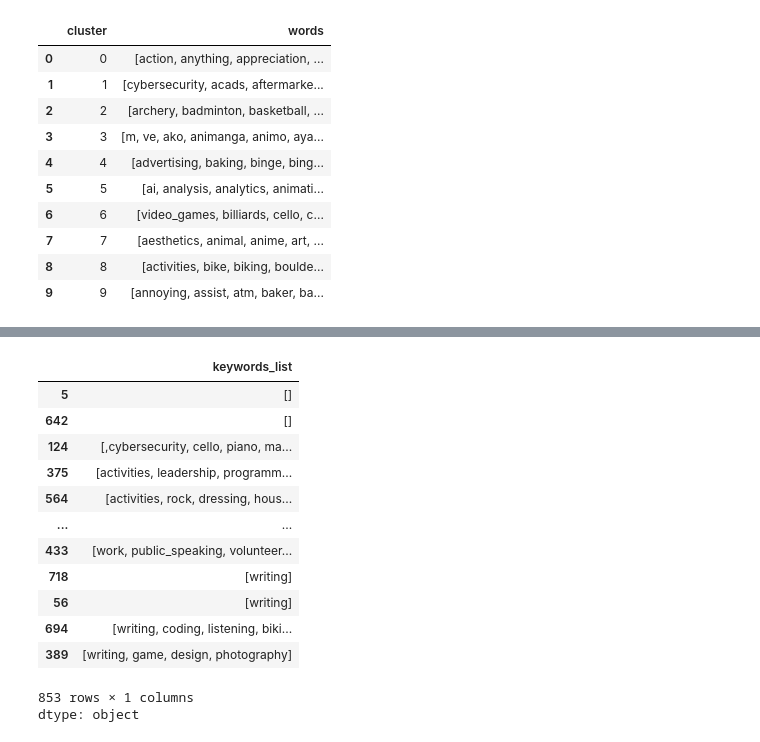
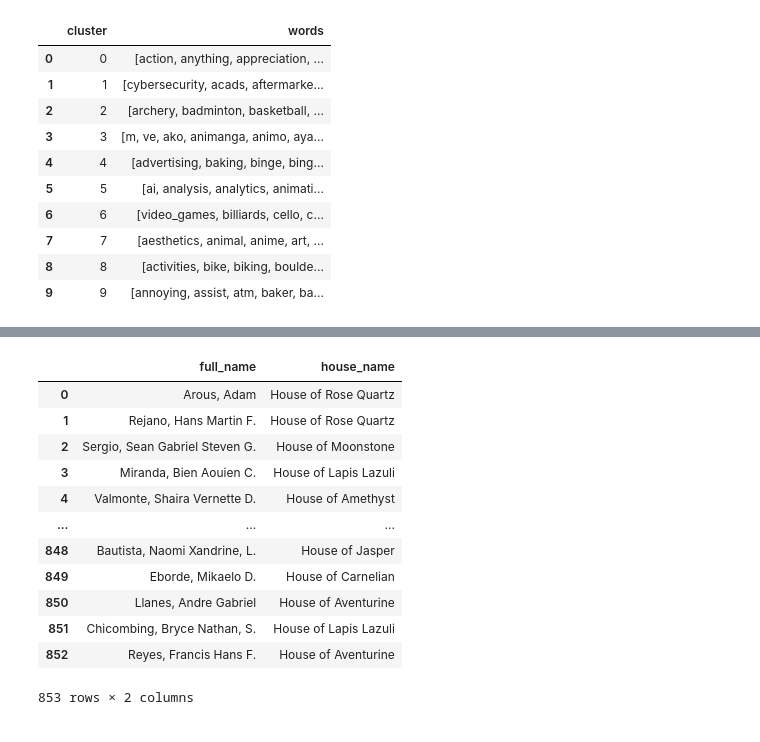
Before and after one commit to mbchavez27/members-house-clustering, a Jupyter notebook: main.ipynb, the cells around one changed output, grey strips where cells are left out. Saved outputs shown, nothing was run; the diff lists cells and outputs as text; code cells hidden in the pictures.

Commit message:
feature: assign people to house_name

```diff
--- a/main.ipynb
+++ b/main.ipynb
@@ -412,0 +410,32 @@ dtype: int64
+# %%
+# Merge using House ID instead of Color Category
+lscs_with_house = lscs_sorted.merge(
+    house_df[["House ID", "House Name"]],
+    left_on="assigned_cluster",
+    right_on="House ID",
+    how="left"
+)
+
+# Drop duplicate House ID column
+lscs_with_house = lscs_with_house.drop(columns=["House ID"])
+
+
+#Rename Column
+lscs_with_house = lscs_with_house.rename(columns={"House Name": "house_name"})
+
+# Display only the needed columns
+lscs_with_house
+# %% [output]
+|  | full_name | house_name |
+| 0 | Arous, Adam | House of Rose Quartz |
+| 1 | Rejano, Hans Martin F. | House of Rose Quartz |
+| 2 | Sergio, Sean Gabriel Steven G. | House of Moonstone |
+| 3 | Miranda, Bien Aouien C. | House of Lapis Lazuli |
+| 4 | Valmonte, Shaira Vernette D. | House of Amethyst |
+| ... | ... | ... |
+| 848 | Bautista, Naomi Xandrine, L. | House of Jasper |
+| 849 | Eborde, Mikaelo D. | House of Carnelian |
+| 850 | Llanes, Andre Gabriel | House of Aventurine |
+| 851 | Chicombing, Bryce Nathan, S. | House of Lapis Lazuli |
+| 852 | Reyes, Francis Hans F. | House of Aventurine |
+853 rows × 2 columns
@@ -413,17 +445,2 @@ dtype: int64
 # %%
-lscs_sorted["keywords_list"]
+lscs_with_house.sort_values('house_name').to_csv("lscs_with_house.csv", index=False)
-# %% [output]
-|  | keywords_list |
-| 5 | [] |
-| 642 | [] |
-| 124 | [,cybersecurity, cello, piano, ma... |
-| 375 | [activities, leadership, programm... |
-| 564 | [activities, rock, dressing, hous... |
-| ... | ... |
-| 433 | [work, public_speaking, volunteer... |
-| 718 | [writing] |
-| 56 | [writing] |
-| 694 | [writing, coding, listening, biki... |
-| 389 | [writing, game, design, photography] |
-853 rows × 1 columns
-dtype: object
```
Also changed, not shown: parts of 9 cells of this notebook.
